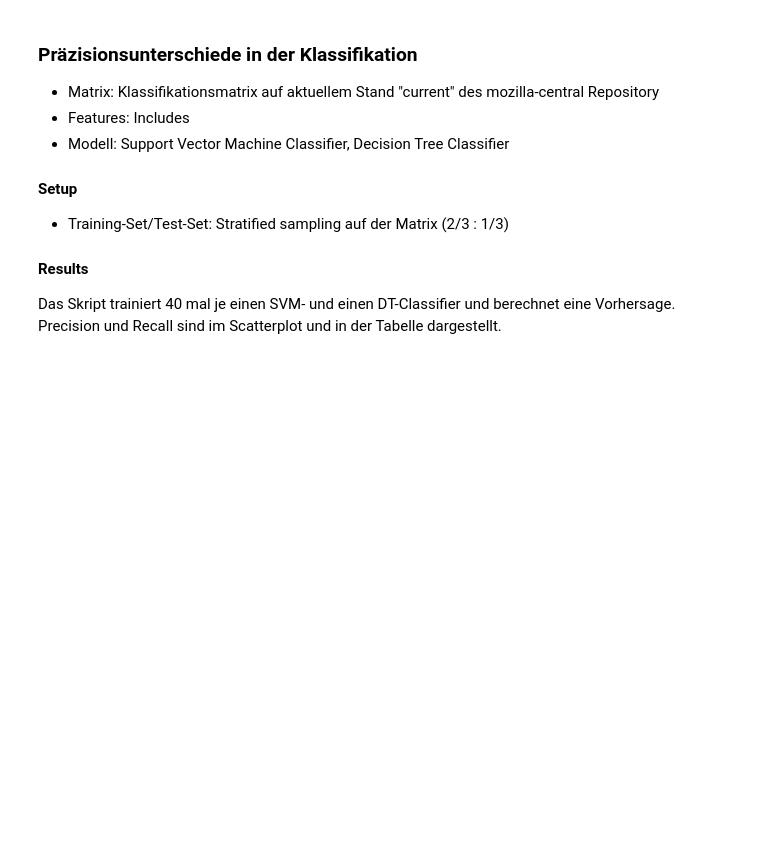
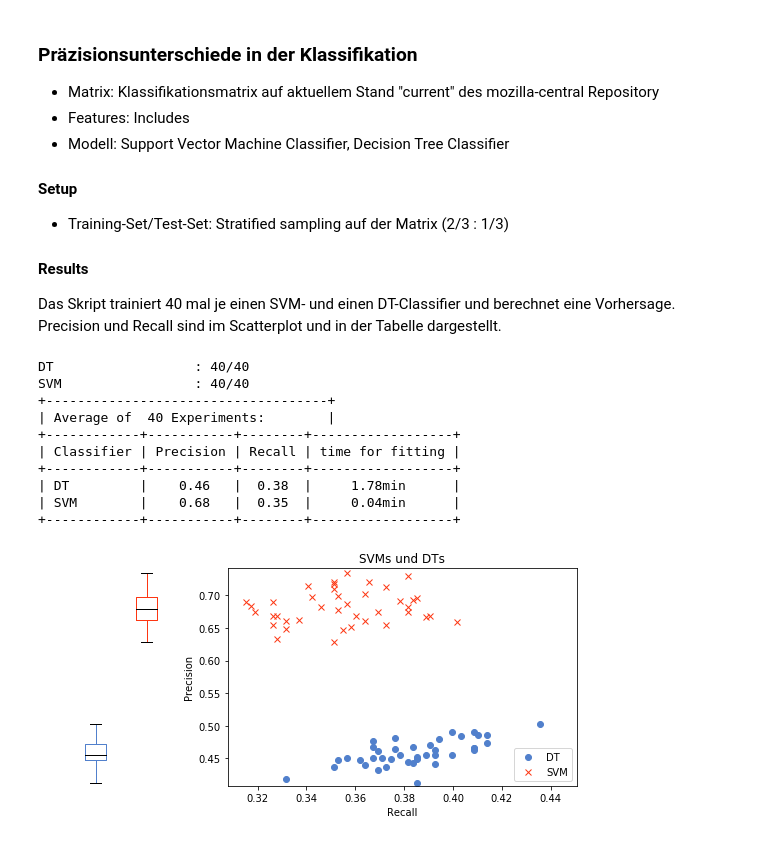
Before and after one commit to jwalden/vulture-replication, a Jupyter notebook: notebooks/Results-DT-vs-SVM.ipynb, the cells around one changed output. Drawn from its saved outputs; the diff is of its cells as text; code cells hidden in the pictures; blank space fills up the shorter version.

```diff
--- a/notebooks/Results-DT-vs-SVM.ipynb
+++ b/notebooks/Results-DT-vs-SVM.ipynb
@@ -112,7 +112,7 @@ precision_lists = {}
 recall_lists = {}
 time_lists = {}
 
-for model in model:
+for model in models:
     # Read pickle
     matrices = matrix_helper.load_from_parse('data/matrices/matrix_cla_incl_current.pickle')
     precision_lists[model[0]] = []
@@ -129,8 +129,8 @@ for model in model:
         # Compute Precision-Recall
         precision, recall, thresholds = precision_recall_curve(np.array(compare_matrix[:, 2], dtype='f'), np.array(compare_matrix[:, 1], dtype='f'))
 
-        precision_lists[feature[0]].append(precision[1])
-        recall_lists[feature[0]].append(recall[1])
+        precision_lists[model[0]].append(precision[1])
+        recall_lists[model[0]].append(recall[1])
         time_lists[model[0]].append(prediction_helper.time_fitting)
     print
 
@@ -147,34 +147,46 @@ for i, model in enumerate(models):
     whiskerprops = dict(color=model[3])
     medianprops = dict(color='black')
     plt.boxplot(precision_lists[model[0]], flierprops=flierprops, whiskerprops=whiskerprops, boxprops=boxprops, medianprops=medianprops, widths=(0.5))
     plt.ylim(ymin=ymin/1.01, ymax=ymax*1.01)
     plt.axis('off')
 
 ax = plt.subplot2grid((1, 10), (0, 3), colspan=7)
 for model in models:
     plt.scatter(recall_lists[model[0]], precision_lists[model[0]], edgecolor=model[3], linewidth='1', facecolor=model[3], marker=model[2], label=model[1])
 
 plt.xlabel('Recall')
 plt.ylabel('Precision')
 plt.ylim(ymin=ymin/1.01, ymax=ymax*1.01)
 plt.legend(loc=4)
 ax.set_title('SVMs und DTs')
 
 fig.savefig('outputs/dt-vs-svm-precision-reacall.pdf')
 
 
 
 # create table
 table = PrettyTable(['Classifier', 'Precision', 'Recall', 'time for fitting'])
 table.align["Classifier"] = "l"
 
-for model in model:
-    precision_average = "{:.2f}".format(sum(precision_list[model[0]]) / float(len(precision_list[model[0]])))
-    recall_average = "{:.2f}".format(float(sum(recall_list[model[0]])) / len(recall_list[model[0]]))
-    time_average = "{:.2f}min".format((float(sum(time_list[model[0]])) / len(time_list[model[0]])) / 60.0)
+for model in models:
+    precision_average = "{:.2f}".format(sum(precision_lists[model[0]]) / float(len(precision_lists[model[0]])))
+    recall_average = "{:.2f}".format(float(sum(recall_lists[model[0]])) / len(recall_lists[model[0]]))
+    time_average = "{:.2f}min".format((float(sum(time_lists[model[0]])) / len(time_lists[model[0]])) / 60.0)
     table.add_row([model[1], precision_average, recall_average, time_average])
 
 # print
 print('+------------------------------------+')
 print('| Average of {:3} Experiments:        |'.format(experiments_count))
 print(table)
+# %% [output]
+DT                  : 40/40
+SVM                 : 40/40
++------------------------------------+
+| Average of  40 Experiments:        |
++------------+-----------+--------+------------------+
+| Classifier | Precision | Recall | time for fitting |
++------------+-----------+--------+------------------+
+| DT         |    0.46   |  0.38  |     1.78min      |
+| SVM        |    0.68   |  0.35  |     0.04min      |
++------------+-----------+--------+------------------+
+[figure, added]
```
